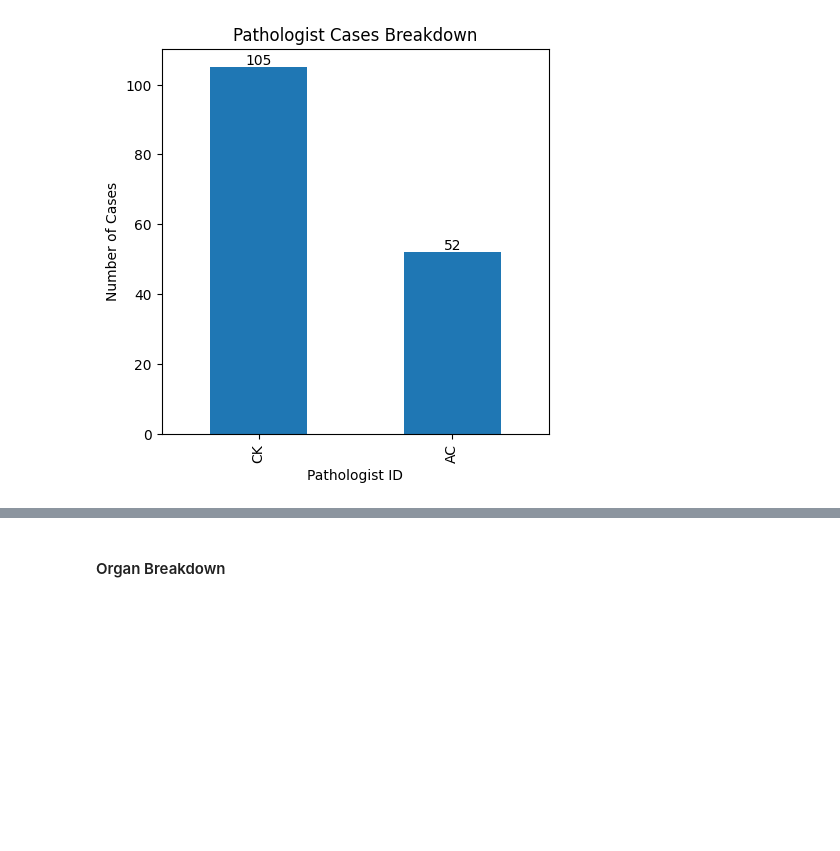
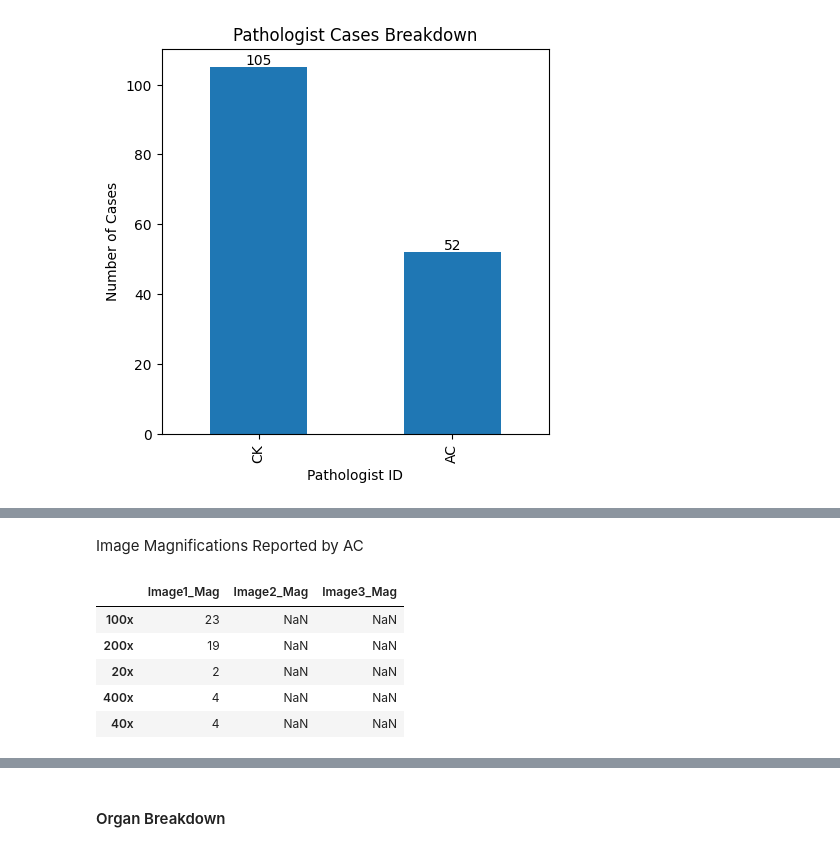
Before and after one commit to embedded-robotics/path-open-data, a Jupyter notebook: pathopen_raw_data_analysis.ipynb, the cells around one changed output, grey strips where cells are left out. Saved outputs shown, nothing was run; the diff lists cells and outputs as text; code cells hidden in the pictures; blank space fills up the shorter version.

```diff
--- a/pathopen_raw_data_analysis.ipynb
+++ b/pathopen_raw_data_analysis.ipynb
@@ -58,0 +61,11 @@ plt.show()
+# %% [markdown]
+Image Magnifications Reported by AC
+# %%
+vqa_data[vqa_data['Pathologist ID'] == 'AC'][['Image1_Mag', 'Image2_Mag', 'Image3_Mag']].apply(pd.Series.value_counts)
+# %% [output]
+|  | Image1_Mag | Image2_Mag | Image3_Mag |
+| 100x | 23 | NaN | NaN |
+| 200x | 19 | NaN | NaN |
+| 20x | 2 | NaN | NaN |
+| 400x | 4 | NaN | NaN |
+| 40x | 4 | NaN | NaN |
```
Also changed, not shown: parts of 29 cells of this notebook, 1 other file.
